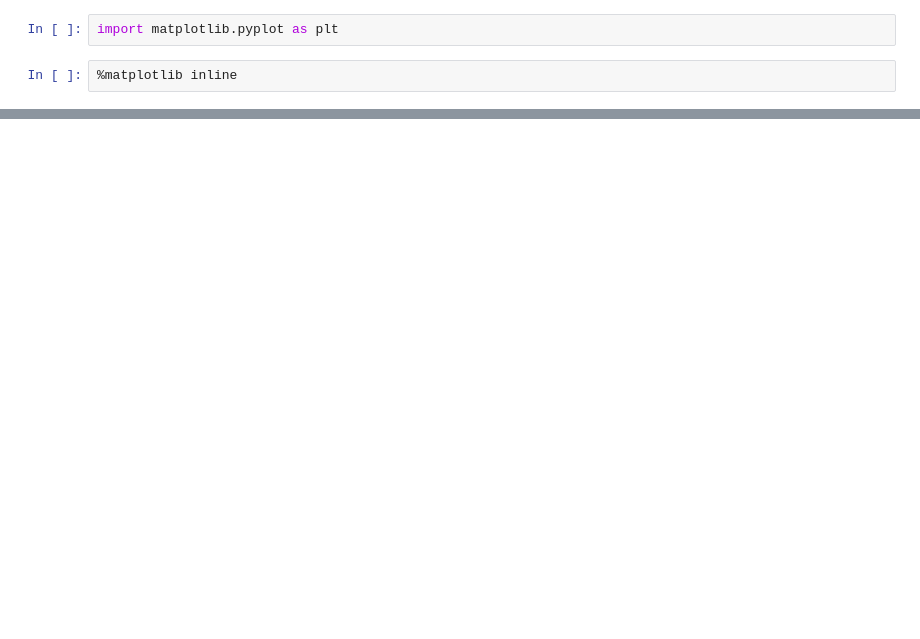
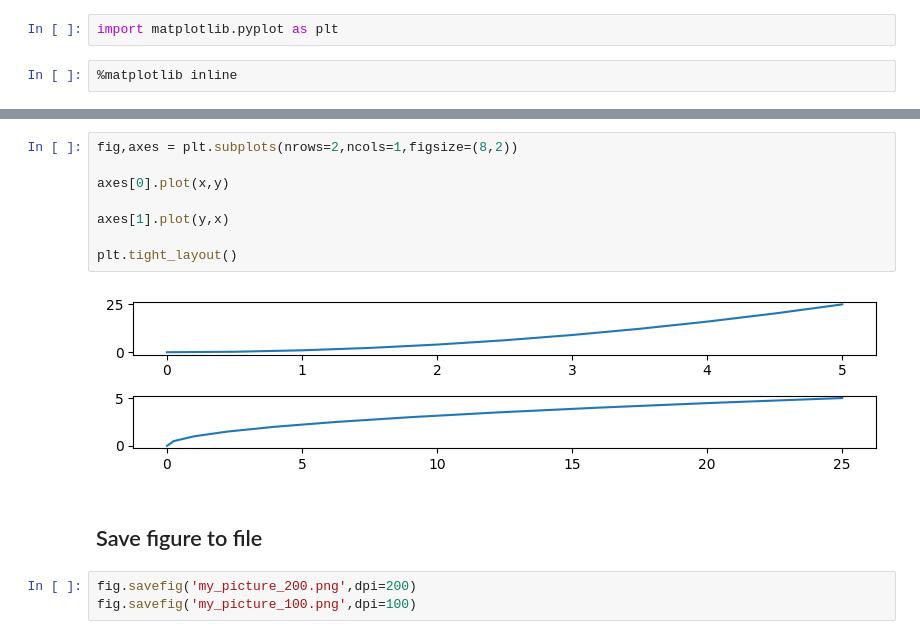
Before and after one commit to enguillem2/pandas_test, a Jupyter notebook: matplotlib/matpotlib_02.ipynb, the cells around one changed output, grey strips where cells are left out. Cells and saved outputs as stored; diff of their text form; blank space fills up the shorter version.

```diff
--- a/matplotlib/matpotlib_02.ipynb
+++ b/matplotlib/matpotlib_02.ipynb
@@ -17,0 +42,15 @@ Text(0.5, 1.0, 'Second plot')
+# %%
+fig,axes = plt.subplots(nrows=2,ncols=1,figsize=(8,2))
+
+axes[0].plot(x,y)
+
+axes[1].plot(y,x)
+
+plt.tight_layout()
+# %% [output]
+[figure, added]
+# %% [markdown]
+## Save figure to file
+# %%
+fig.savefig('my_picture_200.png',dpi=200)
+fig.savefig('my_picture_100.png',dpi=100)
```
Also changed, not shown: parts of 9 cells of this notebook, 3 other files.
